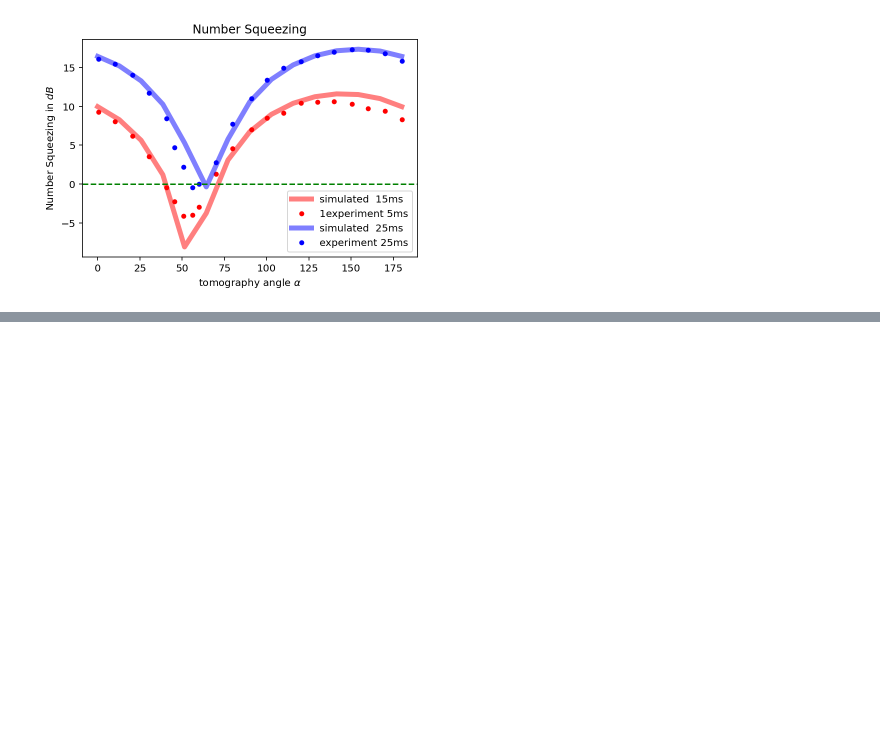
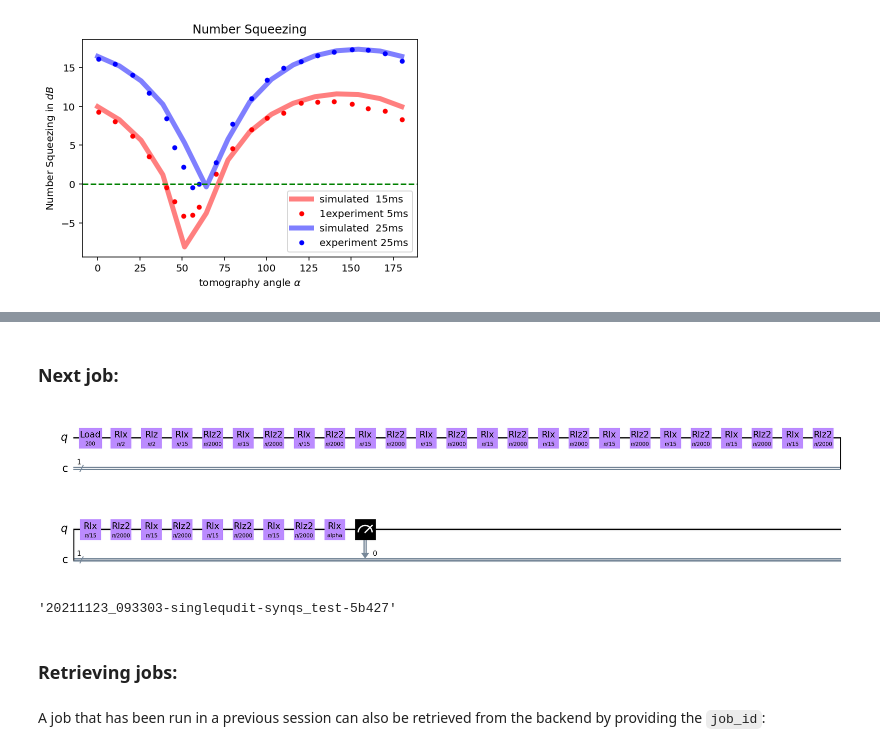
Before and after one commit to qiskit-community/qiskit-cold-atom, a Jupyter notebook: docs/tutorials/07_squeezing_in_qudits.ipynb, the cells around one changed output, grey strips where cells are left out. Saved outputs shown, nothing was run; the diff lists cells and outputs as text; code cells hidden in the pictures; blank space fills up the shorter version.

```diff
--- a/docs/tutorials/Fisher_information.ipynb
+++ b/docs/tutorials/07_squeezing_in_qudits.ipynb
@@ -186,0 +244,15 @@ ax.legend()
+# %% [markdown]
+### Next job:
+# %%
+circuit1 = QuantumCircuit(1, 1)
+circuit1.load_spins(0,Nat)
+circuit1.lx(np.pi/2, 0)
+circuit1.lz(np.pi / 2, 0)
+for ii in range(Ntrott):
+    circuit1.lx(omegax*t2/Ntrott, 0)
+    circuit1.lz2(chi*t2/Ntrott, 0)
+circuit1.lx(alpha, 0)
+circuit1.measure(0, 0)
+circuit1.draw(output='mpl')
+# %% [output]
+[figure, added]
@@ -186,0 +263,8 @@ ax.legend()
+# %%
+job2.job_id()
+# %% [output]
+'20211123_093303-singlequdit-synqs_test-5b427'
+# %% [markdown]
+### Retrieving jobs:
+# %% [markdown]
+A job that has been run in a previous session can also be retrieved from the backend by providing the `job_id`:
```
Also changed, not shown: parts of 19 cells of this notebook, 4 other files.
